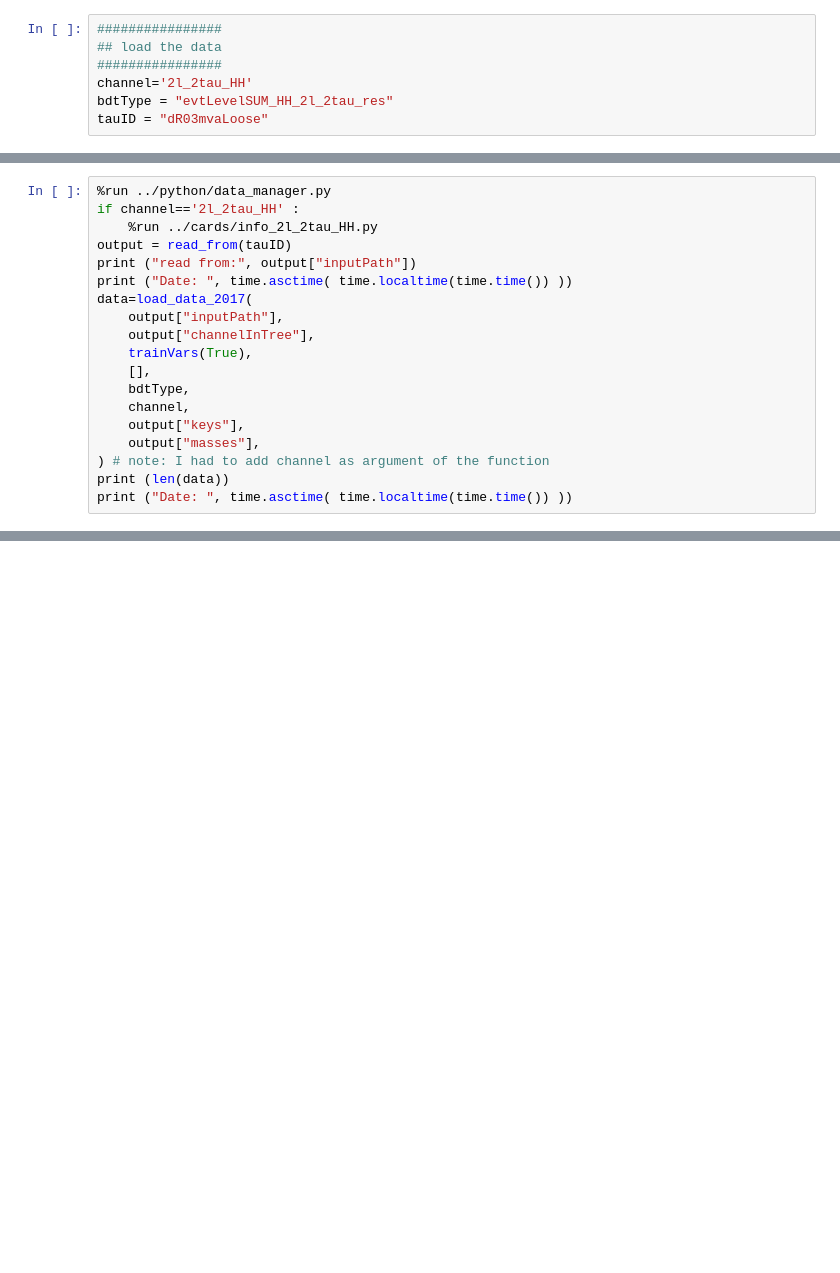
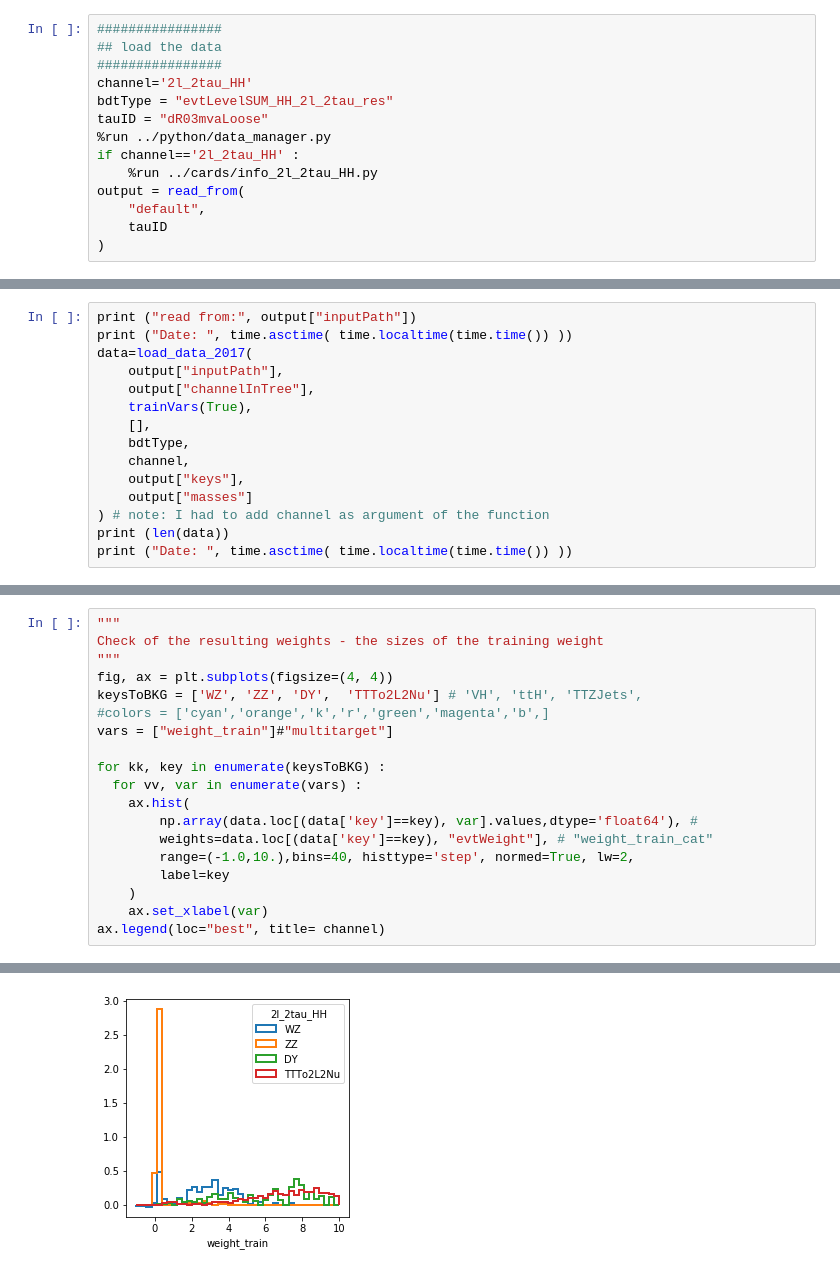
Before and after one commit to HEP-KBFI/tth-bdt-training, a Jupyter notebook: jupyter_nb/NN_EventLevel_binary.ipynb, the cells around one changed output, grey strips where cells are left out. Saved outputs shown, nothing was run; the diff lists cells and outputs as text; blank space fills up the shorter version.

Commit message:
adding one training up to the end

```diff
--- a/jupyter_nb/NN_EventLevel_binary.ipynb
+++ b/jupyter_nb/NN_EventLevel_binary.ipynb
@@ -50,3 +63,10 @@ K.set_session(session)
 channel='2l_2tau_HH'
 bdtType = "evtLevelSUM_HH_2l_2tau_res"
 tauID = "dR03mvaLoose"
+%run ../python/data_manager.py
+if channel=='2l_2tau_HH' :
+    %run ../cards/info_2l_2tau_HH.py
+output = read_from(
+    "default",
+    tauID
+)
@@ -53,8 +75,4 @@ tauID = "dR03mvaLoose"
 # %%
-%run ../python/data_manager.py
-if channel=='2l_2tau_HH' :
-    %run ../cards/info_2l_2tau_HH.py
-output = read_from(tauID)
 print ("read from:", output["inputPath"])
 print ("Date: ", time.asctime( time.localtime(time.time()) ))
 data=load_data_2017(
@@ -65,7 +83,7 @@ data=load_data_2017(
     bdtType,
     channel,
     output["keys"],
-    output["masses"],
+    output["masses"]
 ) # note: I had to add channel as argument of the function
 print (len(data))
 print ("Date: ", time.asctime( time.localtime(time.time()) ))
@@ -85,0 +171,20 @@ print ("Date: ", time.asctime( time.localtime(time.time()) ))
+# %%
+"""
+Check of the resulting weights - the sizes of the training weight
+"""
+fig, ax = plt.subplots(figsize=(4, 4))
+keysToBKG = ['WZ', 'ZZ', 'DY',  'TTTo2L2Nu'] # 'VH', 'ttH', 'TTZJets',
+#colors = ['cyan','orange','k','r','green','magenta','b',]
+vars = ["weight_train"]#"multitarget"]
+
+for kk, key in enumerate(keysToBKG) :
+  for vv, var in enumerate(vars) :
+    ax.hist(
+        np.array(data.loc[(data['key']==key), var].values,dtype='float64'), #
+        weights=data.loc[(data['key']==key), "evtWeight"], # "weight_train_cat"
+        range=(-1.0,10.),bins=40, histtype='step', normed=True, lw=2,
+        label=key
+    )
+    ax.set_xlabel(var)
+ax.legend(loc="best", title= channel)
+# %% [output]
@@ -85,0 +192 @@ print ("Date: ", time.asctime( time.localtime(time.time()) ))
+[figure, added]
```
Also changed, not shown: parts of 28 cells of this notebook.
